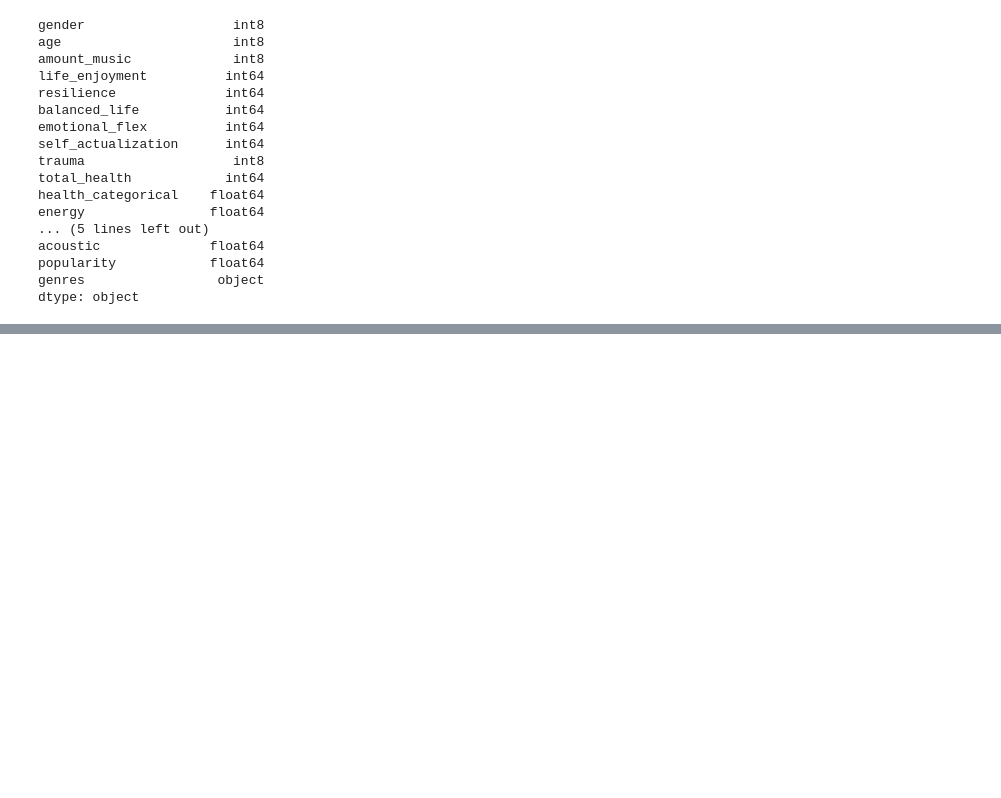
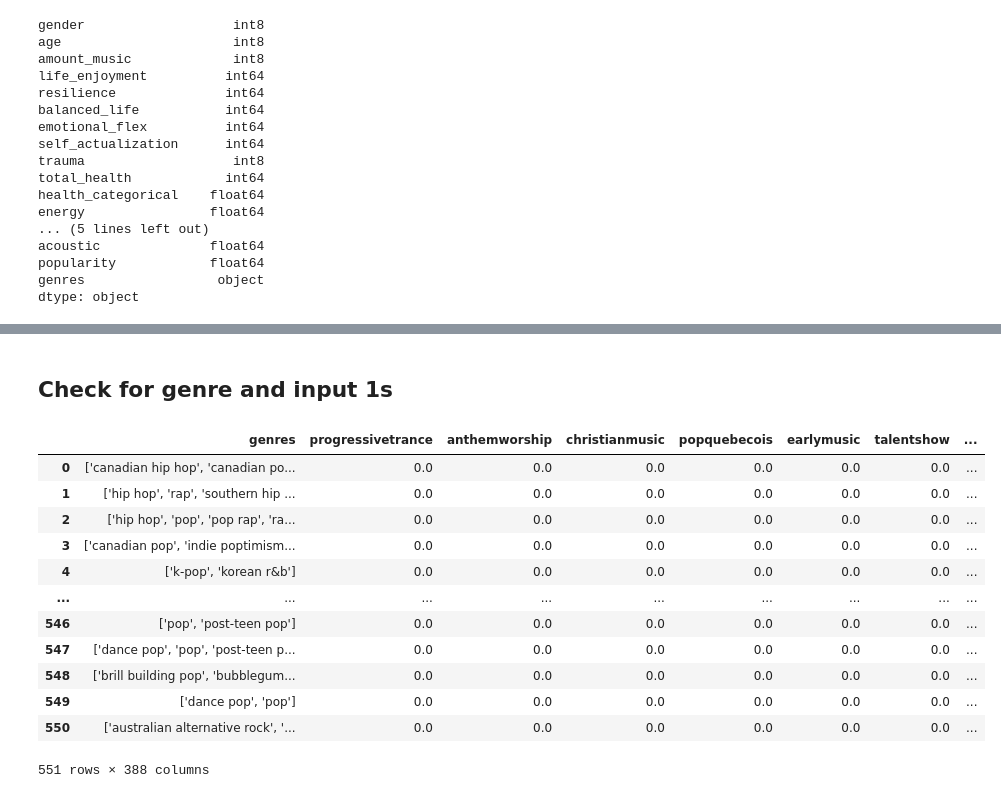
Before and after one commit to ramya1807/Hospital-Playlist, a Jupyter notebook: Project_Data_Cleaning_(master_data).ipynb, the cells around one changed output, grey strips where cells are left out. Drawn from its saved outputs; the diff is of its cells as text; code cells hidden in the pictures; blank space fills up the shorter version.

```diff
--- a/Project_Data_Cleaning_(master_data).ipynb
+++ b/Project_Data_Cleaning_(master_data).ipynb
@@ -347,0 +441,40 @@ data_cleaned.to_csv('data_cleaned2.csv', index = False)
+# %% [markdown]
+## Check for genre and input 1s
+# %%
+# function to check if the song's genre entry has the specific genre
+def has_genre(genre, entry):
+  present = False
+  #entry = entry.replace(" ", "")
+  for i in entry:
+    i = str(i)
+    i = i.replace(" ", "")
+    if i == genre:
+      present = True
+  return present
+# %%
+from ast import literal_eval
+
+for row in range(0, genres_df.shape[0]):            # loop through each row
+  for col in range(1, genres_df.shape[1]):          # loop through each genre (column) excluding the first column
+    entry = literal_eval(genres_df.iat[row, 0])     # convert 'genres' entry to vector
+    genre = genres_df.columns.values.tolist()[col]
+    genre = genre.replace("'", "")
+    genre = str(genre)
+    if has_genre(genre, entry):
+      genres_df.iat[row, col] = 1
+
+genres_df
+# %% [output]
+|  | genres | progressivetrance | anthemworship | christianmusic | popquebecois | earlymusic | talentshow | ... |
+| 0 | ['canadian hip hop', 'canadian po... | 0.0 | 0.0 | 0.0 | 0.0 | 0.0 | 0.0 | ... |
+| 1 | ['hip hop', 'rap', 'southern hip ... | 0.0 | 0.0 | 0.0 | 0.0 | 0.0 | 0.0 | ... |
+| 2 | ['hip hop', 'pop', 'pop rap', 'ra... | 0.0 | 0.0 | 0.0 | 0.0 | 0.0 | 0.0 | ... |
+| 3 | ['canadian pop', 'indie poptimism... | 0.0 | 0.0 | 0.0 | 0.0 | 0.0 | 0.0 | ... |
+| 4 | ['k-pop', 'korean r&b'] | 0.0 | 0.0 | 0.0 | 0.0 | 0.0 | 0.0 | ... |
+| ... | ... | ... | ... | ... | ... | ... | ... | ... |
+| 546 | ['pop', 'post-teen pop'] | 0.0 | 0.0 | 0.0 | 0.0 | 0.0 | 0.0 | ... |
+| 547 | ['dance pop', 'pop', 'post-teen p... | 0.0 | 0.0 | 0.0 | 0.0 | 0.0 | 0.0 | ... |
+| 548 | ['brill building pop', 'bubblegum... | 0.0 | 0.0 | 0.0 | 0.0 | 0.0 | 0.0 | ... |
+| 549 | ['dance pop', 'pop'] | 0.0 | 0.0 | 0.0 | 0.0 | 0.0 | 0.0 | ... |
+| 550 | ['australian alternative rock', '... | 0.0 | 0.0 | 0.0 | 0.0 | 0.0 | 0.0 | ... |
+551 rows × 388 columns
```
Also changed, not shown: parts of 16 cells of this notebook.
